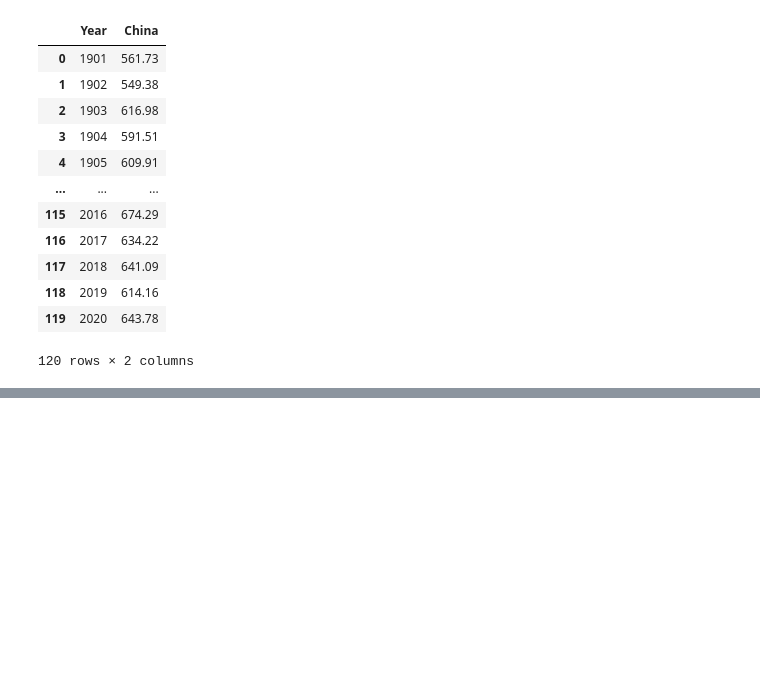
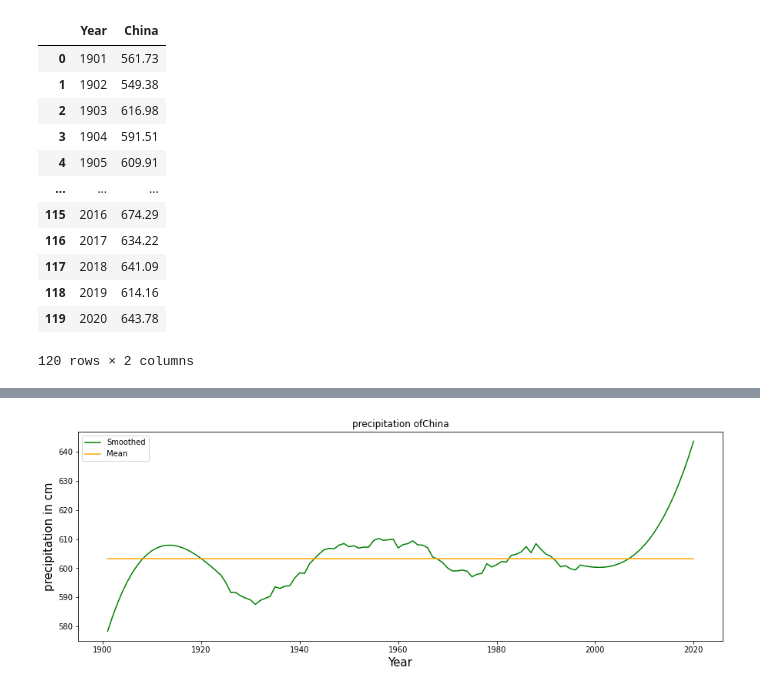
Before and after one commit to Harsh324/ML_projects, a Jupyter notebook: WeatherPrediction/Precipitation_Prediction.ipynb, the cells around one changed output, grey strips where cells are left out. Saved outputs shown, nothing was run; the diff lists cells and outputs as text; code cells hidden in the pictures; blank space fills up the shorter version.

Commit message:
some graph changes

```diff
--- a/WeatherPrediction/Precipitation_Prediction.ipynb
+++ b/WeatherPrediction/Precipitation_Prediction.ipynb
@@ -237,0 +221,21 @@ plt.show()
+# %%
+Arr = np.array([list(df['Year']), list(df[df.columns[1]])])
+Smoothed = savgol_filter(Arr[1], window_length=47, polyorder=3, mode='interp')
+
+Plot = df.plot(x='Year', linestyle='dashed', linewidth=2,
+                          title='precipitation of  ' + Country, ylabel='co2 in metric tonns')
+
+plt.rcParams['figure.figsize'] = [15, 5]
+plt.xlabel('Year', fontsize=15)
+plt.ylabel('precipitation in cm', fontsize=15)
+plt.title('precipitation of' + df.columns[1])
+
+
+#Plot = df.plot(x = 'Year', linestyle='dashed', linewidth=2, title='Temperature of ' + df.columns[1], ylabel='Temperature in degree celsius')
+plt.plot(Arr[0], Smoothed, color='green', label='Smoothed')
+y_mean = [np.mean(Arr[1])]*len(Arr[0])
+plt.plot(Arr[0], y_mean, label='Mean', color='orange')
+legend = plt.legend(loc='upper left')
+plt.show()
+# %% [output]
+[figure, added]
```
Also changed, not shown: parts of 7 cells of this notebook, 2 other files.
